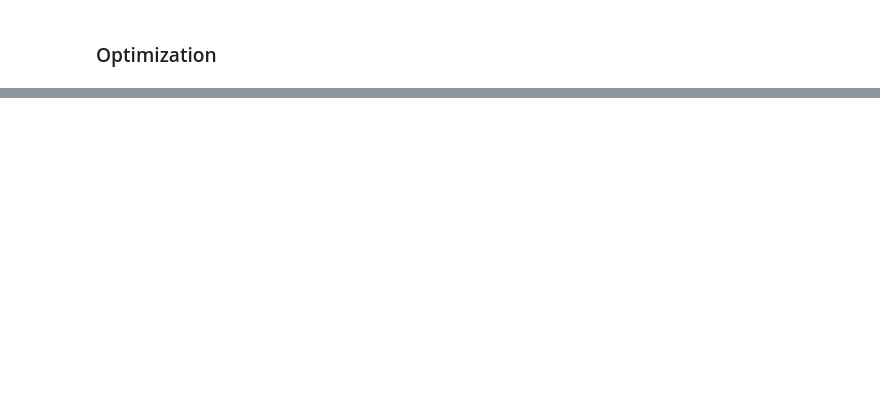
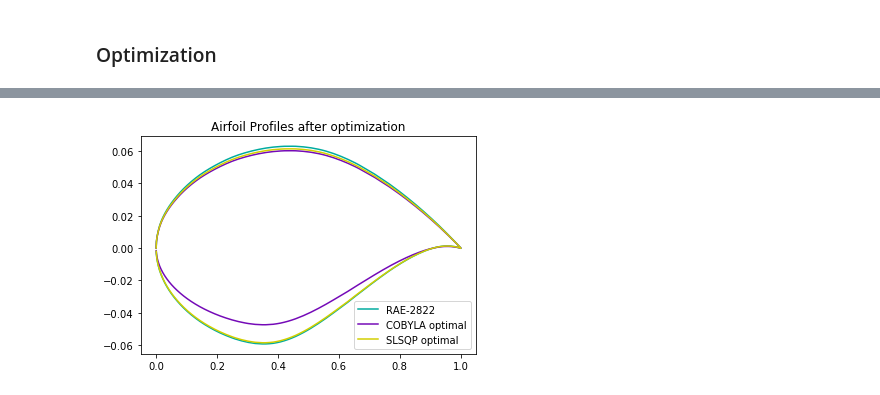
Before and after one commit to KonstantinosRekoumis/CFD_CNN_Diploma-Thesis, a Jupyter notebook: Optimizer/optim.ipynb, the cells around one changed output, grey strips where cells are left out. Cells and saved outputs as stored; diff of their text form; code cells hidden in the pictures; blank space fills up the shorter version.

```diff
--- a/Optimizer/optim.ipynb
+++ b/Optimizer/optim.ipynb
@@ -172,8 +200,8 @@ model.add_subsystem("airfoil",Airfoil(),promotes_inputs=["y_up_rate","y_dwn_rate
 prob = om.Problem(model)
 
 prob.driver = om.ScipyOptimizeDriver()
-prob.driver.options["optimizer"] = "COBYLA"
-# prob.driver.options["optimizer"] = "SLSQP"
+# prob.driver.options["optimizer"] = "COBYLA"
+prob.driver.options["optimizer"] = "SLSQP"
 
 L_BOUND = -0.2
 U_BOUND =  0.2
@@ -186,4 +214,7 @@ prob.model.add_objective("airfoil.Cl",scaler=-1)
 
 prob.setup()
 prob.run_driver();
+Cl_sls = prob.get_val("airfoil.Cl")
+rup_sls =prob.get_val("y_up_rate")
+rdwn_sls =prob.get_val("y_dwn_rate")
 # %% [output]
@@ -226,0 +311,13 @@ Cd =  -0.022767374719605687
+# %%
+col = [i for i in ["#00ab9f","#7409b7","#d2cf00","#ff6f00"] ] # mah precious colors
+plt.plot(X_UP,Y_UP,c = col[0],label = "RAE-2822")
+plt.plot(X_DN,Y_DN,c = col[0])
+plt.plot(X_UP,(1+rup_cob)*Y_UP,c = col[1],label = "COBYLA optimal")
+plt.plot(X_DN,(1+rdwn_cob)*Y_DN,c = col[1])
+plt.plot(X_UP,(1+rup_sls)*Y_UP,c = col[2],label = "SLSQP optimal")
+plt.plot(X_DN,(1+rdwn_sls)*Y_DN,c = col[2])
+plt.legend()
+plt.title("Airfoil Profiles after optimization")
+plt.savefig("/home/freshstart/DiplomaThesisData/images/OPT_profiles.pdf")
+# %% [output]
+[figure, added]
```
Also changed, not shown: parts of 11 cells of this notebook, 6 other files.
